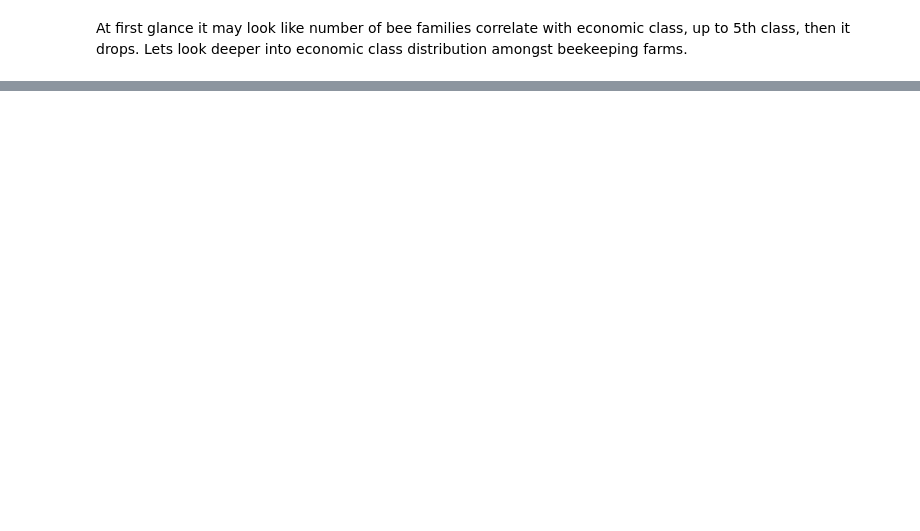
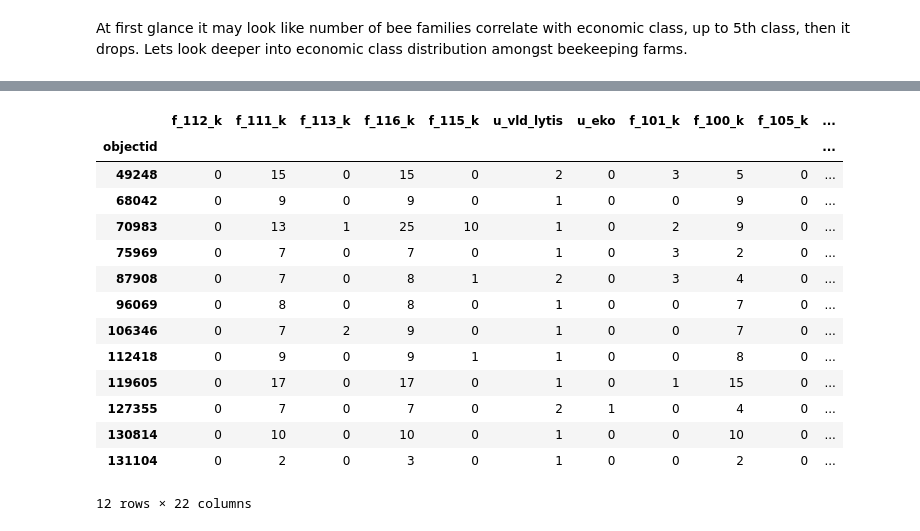
Before and after one commit to plerixus/Lithuanian_agriculture_analysis_2020, a Jupyter notebook: notebooks/beekeeping.ipynb, the cells around one changed output, grey strips where cells are left out. Cells and saved outputs as stored; diff of their text form; code cells hidden in the pictures; blank space fills up the shorter version.

```diff
--- a/notebooks/beekeeping.ipynb
+++ b/notebooks/beekeeping.ipynb
@@ -100,0 +81,18 @@ beekeeper_df[(beekeeper_df["bees_major_income"] == True) & (beekeeper_df["standa
+# %%
+df_filtered[(df_filtered['standartine_produkcija_k']>=25000)]
+# %% [output]
+|  | f_112_k | f_111_k | f_113_k | f_116_k | f_115_k | u_vld_lytis | u_eko | f_101_k | f_100_k | f_105_k | ... |
+| objectid |  |  |  |  |  |  |  |  |  |  | ... |
+| 49248 | 0 | 15 | 0 | 15 | 0 | 2 | 0 | 3 | 5 | 0 | ... |
+| 68042 | 0 | 9 | 0 | 9 | 0 | 1 | 0 | 0 | 9 | 0 | ... |
+| 70983 | 0 | 13 | 1 | 25 | 10 | 1 | 0 | 2 | 9 | 0 | ... |
+| 75969 | 0 | 7 | 0 | 7 | 0 | 1 | 0 | 3 | 2 | 0 | ... |
+| 87908 | 0 | 7 | 0 | 8 | 1 | 2 | 0 | 3 | 4 | 0 | ... |
+| 96069 | 0 | 8 | 0 | 8 | 0 | 1 | 0 | 0 | 7 | 0 | ... |
+| 106346 | 0 | 7 | 2 | 9 | 0 | 1 | 0 | 0 | 7 | 0 | ... |
+| 112418 | 0 | 9 | 0 | 9 | 1 | 1 | 0 | 0 | 8 | 0 | ... |
+| 119605 | 0 | 17 | 0 | 17 | 0 | 1 | 0 | 1 | 15 | 0 | ... |
+| 127355 | 0 | 7 | 0 | 7 | 0 | 2 | 1 | 0 | 4 | 0 | ... |
+| 130814 | 0 | 10 | 0 | 10 | 0 | 1 | 0 | 0 | 10 | 0 | ... |
+| 131104 | 0 | 2 | 0 | 3 | 0 | 1 | 0 | 0 | 2 | 0 | ... |
+12 rows × 22 columns
```
Also changed, not shown: parts of 12 cells of this notebook, 1 other file.
